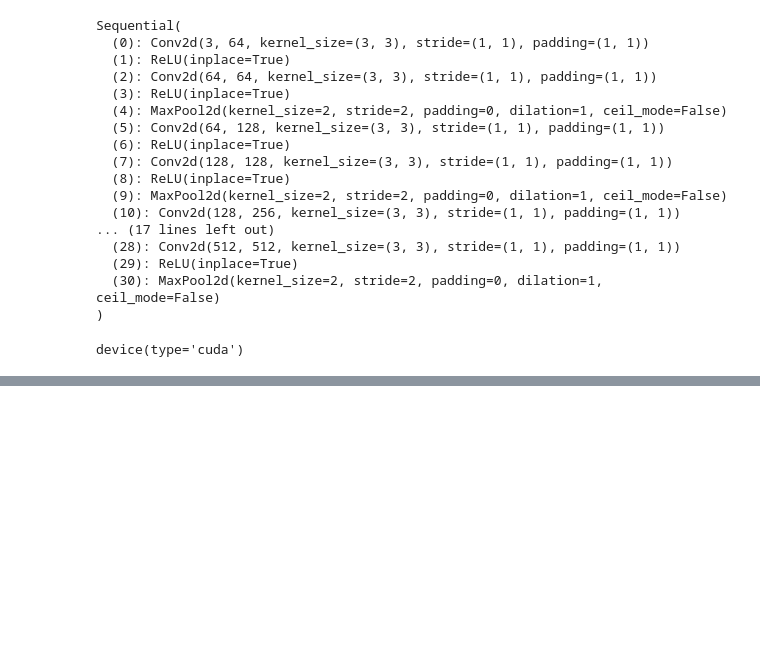
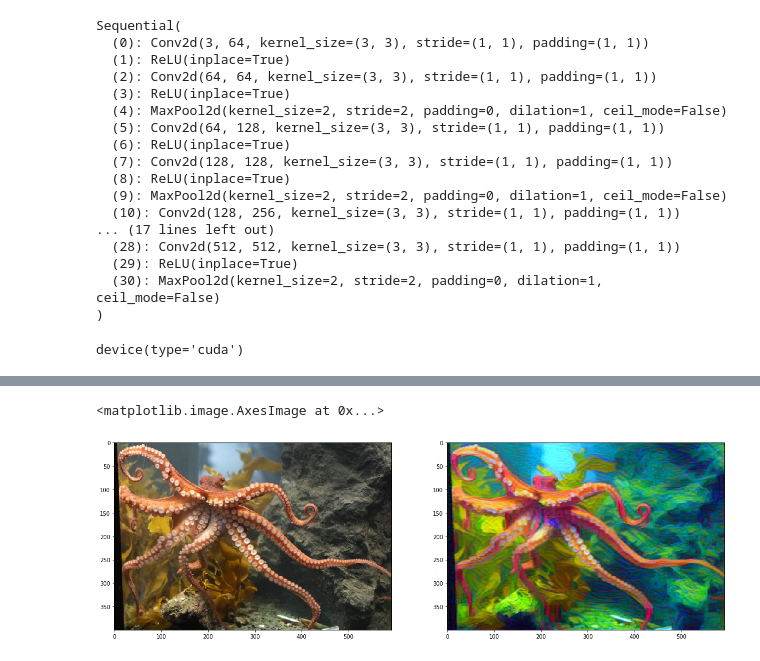
Before and after one commit to mrdvince/axon, a Jupyter notebook: style transfer.ipynb, the cells around one changed output, grey strips where cells are left out. Saved outputs shown, nothing was run; the diff lists cells and outputs as text; code cells hidden in the pictures; blank space fills up the shorter version.

```diff
--- a/style transfer.ipynb
+++ b/style transfer.ipynb
@@ -147,0 +217,8 @@ target = content.clone().requires_grad_(True).to(device)
+# %%
+# display content and final, target image
+fig, (ax1, ax2) = plt.subplots(1, 2, figsize=(20, 10))
+ax1.imshow(im_convert(content))
+ax2.imshow(im_convert(target))
+# %% [output]
+<matplotlib.image.AxesImage at 0x...>
+[figure, added]
```
Also changed, not shown: parts of 2 cells of this notebook.
